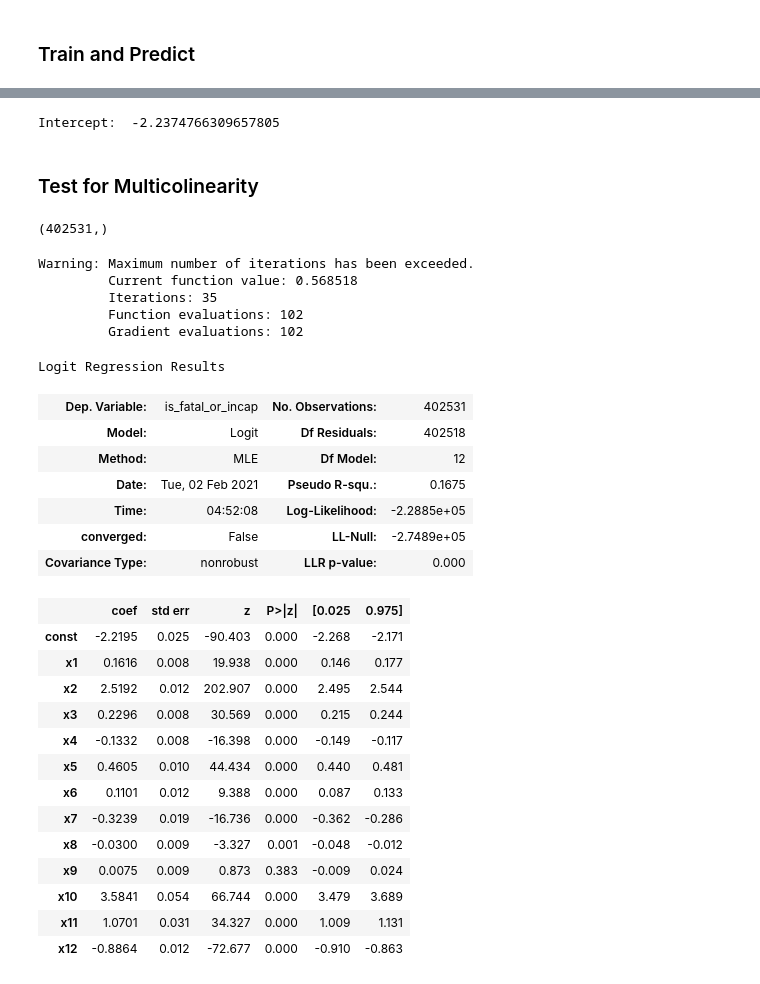
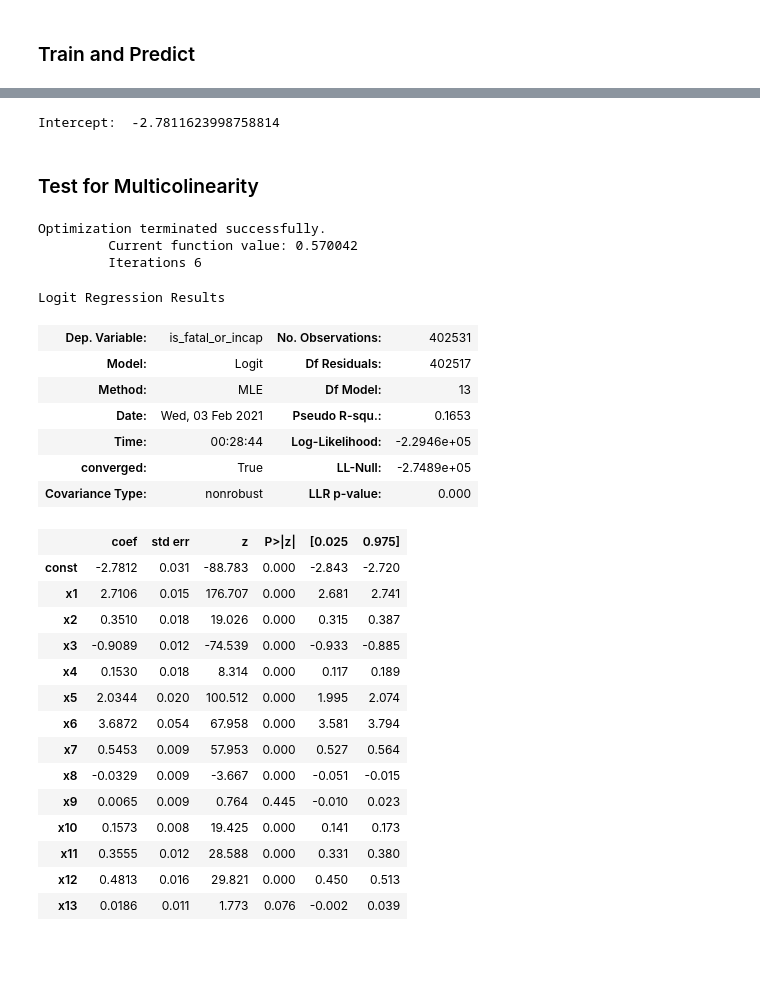
Before and after one commit to Morgan-Sell/chicago-traffic-safety, a Jupyter notebook: log_regression.ipynb, the cells around one changed output, grey strips where cells are left out. Drawn from its saved outputs; the diff is of its cells as text; code cells hidden in the pictures; blank space fills up the shorter version.

```diff
--- a/log_regression.ipynb
+++ b/log_regression.ipynb
@@ -42,7 +42,15 @@ X = accidents[['is_pedestrian',
                'has_stop_sign_or_traffic_light',
                'is_parked',
                'has_no_controls',
-               'is_cyclist']]
+               'is_cyclist',
+               'POSTED_SPEED_LIMIT',
+               'is_night',
+               'is_winter',
+               'is_fall',
+               'is_weekend',
+               'is_clear_weather',
+               'is_rain',
+               'is_evening']]
 
 
 
@@ -80,9 +111,9 @@ Best C:  10
 # %% [markdown]
 ### Train and Predict
 # %%
-penalty = 'l1'
-solver='saga'
-c=1.0
+penalty = 'l2'
+solver='newton-cg'
+c=100
 
 log_reg = LogisticRegression(penalty=penalty, solver=solver, C=c, max_iter=1000, fit_intercept=True, random_state=3)
 log_reg.fit(X_over, y_over)
@@ -133,47 +165,41 @@ coef_summary
 # %%
 print('Intercept: ', log_reg.intercept_[0])
 # %% [output]
-Intercept:  -2.2374766309657805
+Intercept:  -2.7811623998758814
 # %% [markdown]
 ### Test for Multicolinearity
-# %%
-type(X_over)
-y_over.shape
-# %% [output]
-(402531,)
 # %%
 X_over_incl_const = sm.add_constant(X_over)
 model = sm.Logit(y_over, X_over_incl_const)
-results = model.fit(method='cg')
+results = model.fit(method='newton')
 results.summary()
 # %% [output]
-Warning: Maximum number of iterations has been exceeded.
-         Current function value: 0.568518
-         Iterations: 35
-         Function evaluations: 102
-         Gradient evaluations: 102
+Optimization terminated successfully.
+         Current function value: 0.570042
+         Iterations 6
 Logit Regression Results
 | Dep. Variable: | is_fatal_or_incap | No. Observations: | 402531 |
-| Model: | Logit | Df Residuals: | 402518 |
-| Method: | MLE | Df Model: | 12 |
-| Date: | Tue, 02 Feb 2021 | Pseudo R-squ.: | 0.1675 |
-| Time: | 04:52:08 | Log-Likelihood: | -2.2885e+05 |
-| converged: | False | LL-Null: | -2.7489e+05 |
+| Model: | Logit | Df Residuals: | 402517 |
+| Method: | MLE | Df Model: | 13 |
+| Date: | Wed, 03 Feb 2021 | Pseudo R-squ.: | 0.1653 |
+| Time: | 00:28:44 | Log-Likelihood: | -2.2946e+05 |
+| converged: | True | LL-Null: | -2.7489e+05 |
 | Covariance Type: | nonrobust | LLR p-value: | 0.000 |
 |  | coef | std err | z | P>|z| | [0.025 | 0.975] |
-| const | -2.2195 | 0.025 | -90.403 | 0.000 | -2.268 | -2.171 |
-| x1 | 0.1616 | 0.008 | 19.938 | 0.000 | 0.146 | 0.177 |
-| x2 | 2.5192 | 0.012 | 202.907 | 0.000 | 2.495 | 2.544 |
-| x3 | 0.2296 | 0.008 | 30.569 | 0.000 | 0.215 | 0.244 |
-| x4 | -0.1332 | 0.008 | -16.398 | 0.000 | -0.149 | -0.117 |
-| x5 | 0.4605 | 0.010 | 44.434 | 0.000 | 0.440 | 0.481 |
-| x6 | 0.1101 | 0.012 | 9.388 | 0.000 | 0.087 | 0.133 |
-| x7 | -0.3239 | 0.019 | -16.736 | 0.000 | -0.362 | -0.286 |
-| x8 | -0.0300 | 0.009 | -3.327 | 0.001 | -0.048 | -0.012 |
-| x9 | 0.0075 | 0.009 | 0.873 | 0.383 | -0.009 | 0.024 |
-| x10 | 3.5841 | 0.054 | 66.744 | 0.000 | 3.479 | 3.689 |
-| x11 | 1.0701 | 0.031 | 34.327 | 0.000 | 1.009 | 1.131 |
-| x12 | -0.8864 | 0.012 | -72.677 | 0.000 | -0.910 | -0.863 |
+| const | -2.7812 | 0.031 | -88.783 | 0.000 | -2.843 | -2.720 |
+| x1 | 2.7106 | 0.015 | 176.707 | 0.000 | 2.681 | 2.741 |
+| x2 | 0.3510 | 0.018 | 19.026 | 0.000 | 0.315 | 0.387 |
+| x3 | -0.9089 | 0.012 | -74.539 | 0.000 | -0.933 | -0.885 |
+| x4 | 0.1530 | 0.018 | 8.314 | 0.000 | 0.117 | 0.189 |
+| x5 | 2.0344 | 0.020 | 100.512 | 0.000 | 1.995 | 2.074 |
+| x6 | 3.6872 | 0.054 | 67.958 | 0.000 | 3.581 | 3.794 |
+| x7 | 0.5453 | 0.009 | 57.953 | 0.000 | 0.527 | 0.564 |
+| x8 | -0.0329 | 0.009 | -3.667 | 0.000 | -0.051 | -0.015 |
+| x9 | 0.0065 | 0.009 | 0.764 | 0.445 | -0.010 | 0.023 |
+| x10 | 0.1573 | 0.008 | 19.425 | 0.000 | 0.141 | 0.173 |
+| x11 | 0.3555 | 0.012 | 28.588 | 0.000 | 0.331 | 0.380 |
+| x12 | 0.4813 | 0.016 | 29.821 | 0.000 | 0.450 | 0.513 |
+| x13 | 0.0186 | 0.011 | 1.773 | 0.076 | -0.002 | 0.039 |
 # %%
 X_over_df = pd.DataFrame(X_over, columns=X.columns)
 log_reg_utils.calc_vif(X_over_df)
```
Also changed, not shown: parts of 8 cells of this notebook, 4 other files.
